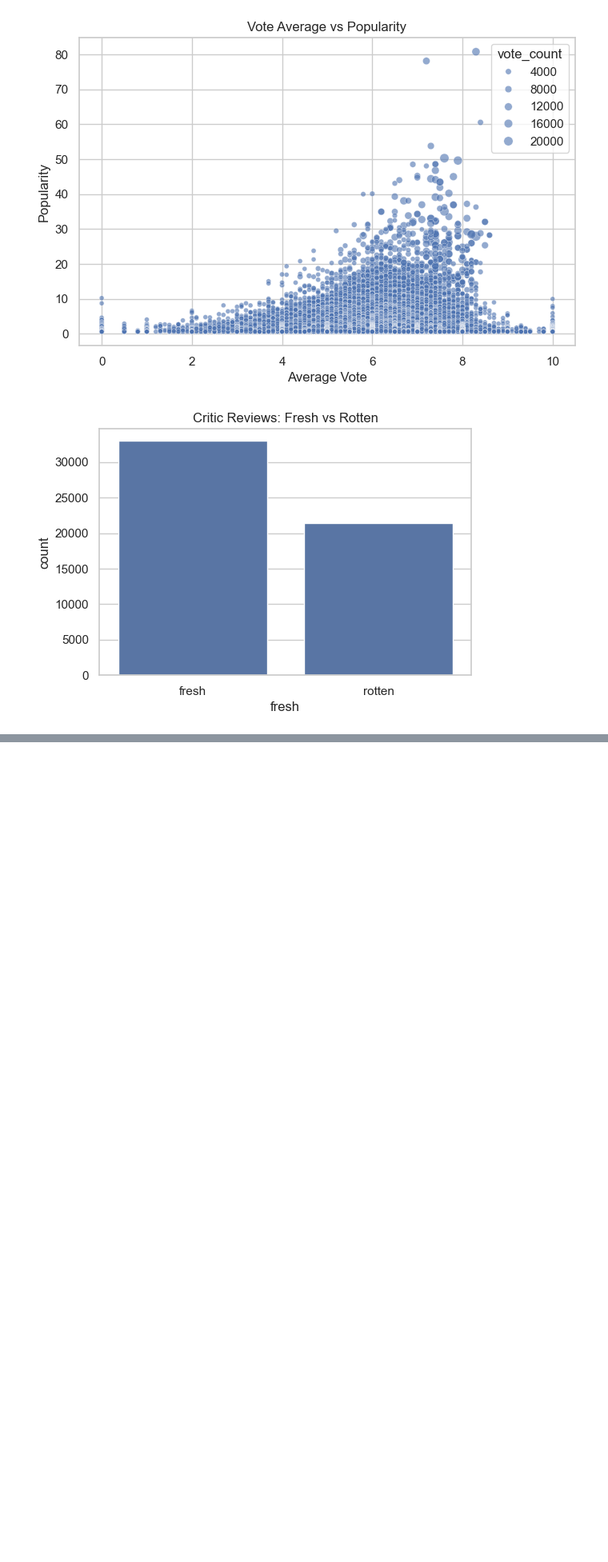
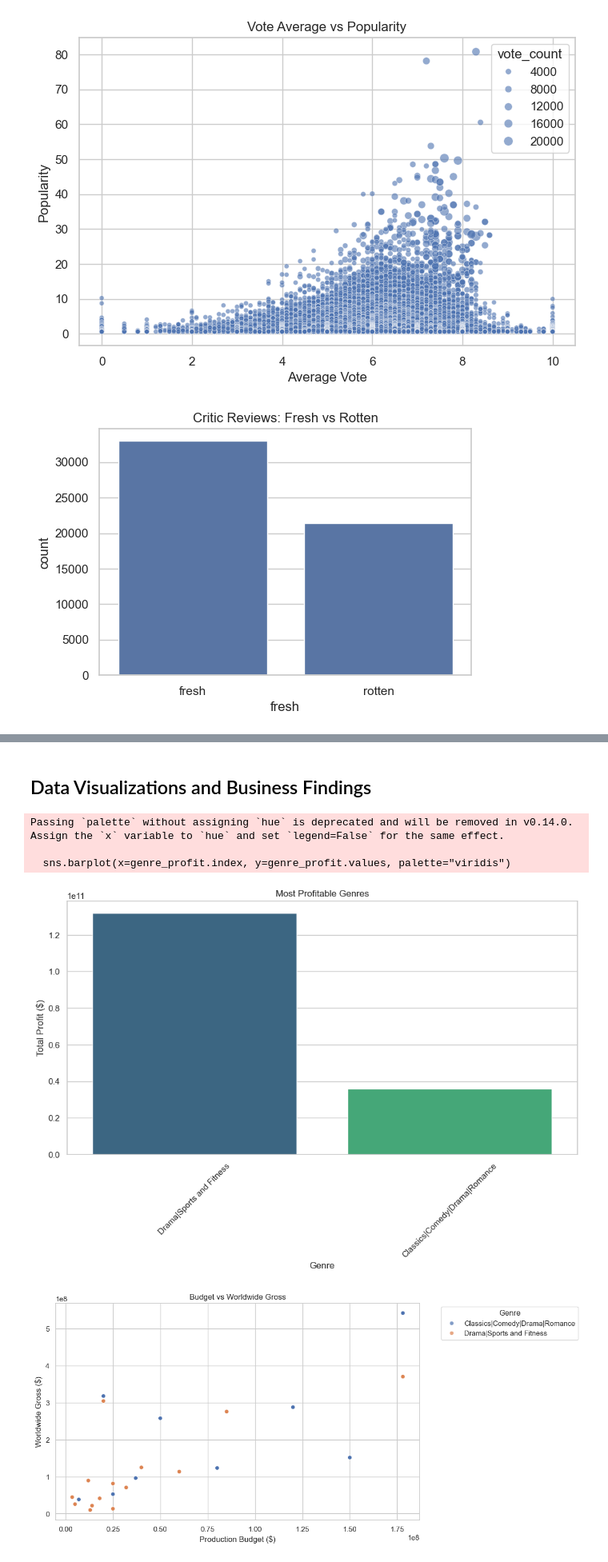
Before and after one commit to OpusDEI-cloud/dsc-phase-2-project-PT11-Grp4, a Jupyter notebook: Kelvin.ipynb, the cells around one changed output, grey strips where cells are left out. Shown: that part at 80% size. Drawn from its saved outputs; the diff is of its cells as text; code cells hidden in the pictures; blank space fills up the shorter version.

Commit message:
Visualizations added

```diff
--- a/Kelvin.ipynb
+++ b/Kelvin.ipynb
@@ -212,0 +307,40 @@ print("- Plotted relationships: profit, budget vs gross, vote impact.")
+# %% [markdown]
+## Data Visualizations and Business Findings
+# %%
+import seaborn as sns
+
+import matplotlib.pyplot as plt
+
+# Visualization 1: Most Profitable Genre
+plt.figure(figsize=(12, 6))
+genre_profit = merged_df.groupby('genre')['profit'].sum().sort_values(ascending=False)
+sns.barplot(x=genre_profit.index, y=genre_profit.values, palette="viridis")
+plt.title("Most Profitable Genres")
+plt.xlabel("Genre")
+plt.ylabel("Total Profit ($)")
+plt.xticks(rotation=45)
+plt.show()
+
+# Visualization 2: Budget vs Revenue
+plt.figure(figsize=(10, 6))
+sns.scatterplot(data=merged_df, x='production_budget', y='worldwide_gross', hue='genre', alpha=0.7)
+plt.title("Budget vs Worldwide Gross")
+plt.xlabel("Production Budget ($)")
+plt.ylabel("Worldwide Gross ($)")
+plt.legend(title="Genre", bbox_to_anchor=(1.05, 1), loc='upper left')
+plt.show()
+
+# Visualization 3: Impact of Critics and Audience Reviews
+plt.figure(figsize=(12, 6))
+sns.scatterplot(data=merged_df, x='vote_average', y='profit', size='vote_count', hue='fresh', alpha=0.6)
+plt.title("Impact of Reviews on Profit")
+plt.xlabel("Average Audience Vote")
+plt.ylabel("Profit ($)")
+plt.legend(title="Critic Sentiment", bbox_to_anchor=(1.05, 1), loc='upper left')
+plt.show()
+# %% [output]
+Passing `palette` without assigning `hue` is deprecated and will be removed in v0.14.0. Assign the `x` variable to `hue` and set `legend=False` for the same effect.
+
+  sns.barplot(x=genre_profit.index, y=genre_profit.values, palette="viridis")
+[figure, added]
+[figure, added]
```
Also changed, not shown: parts of 14 cells of this notebook.
